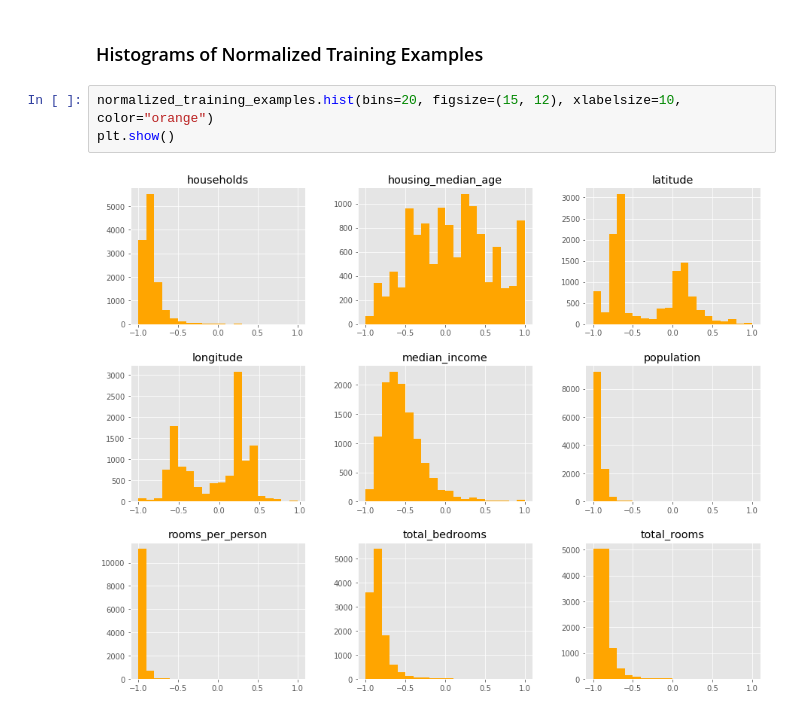
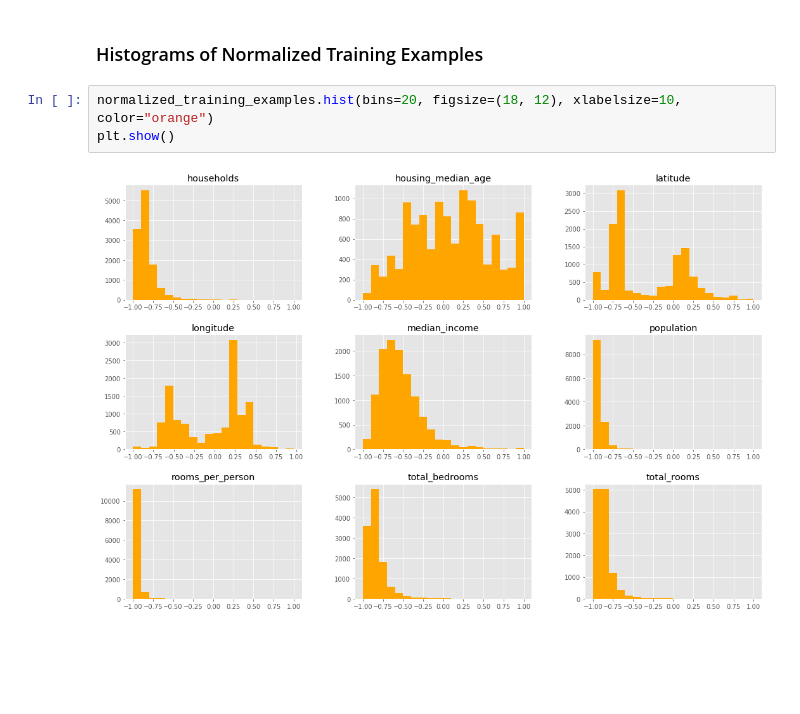
Before and after one commit to acesaif/ml_crash_course, a Jupyter notebook: imporve_neural_net_performance/ml_improve_net_performance.ipynb, the cells around one changed output. Cells and saved outputs as stored; diff of their text form; blank space fills up the shorter version.

Commit message:
change from 15 to 18 in histograms.

```diff
--- a/imporve_neural_net_performance/ml_improve_net_performance.ipynb
+++ b/imporve_neural_net_performance/ml_improve_net_performance.ipynb
@@ -402,7 +402,7 @@ Final RMSE (on validation data): 71.31957725812786
 # %% [markdown]
 ### Histograms of Normalized Training Examples
 # %%
-normalized_training_examples.hist(bins=20, figsize=(15, 12), xlabelsize=10, color="orange")
+normalized_training_examples.hist(bins=20, figsize=(18, 12), xlabelsize=10, color="orange")
 plt.show()
 # %% [output]
-[figure, old version]
+[figure, new version]
```
